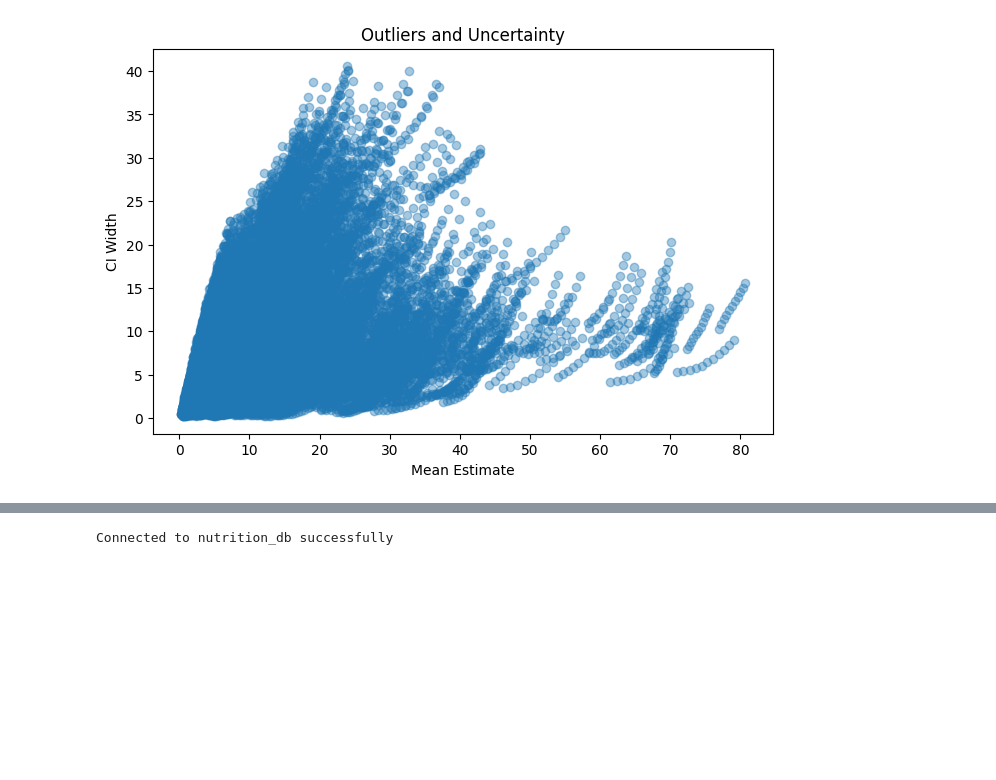
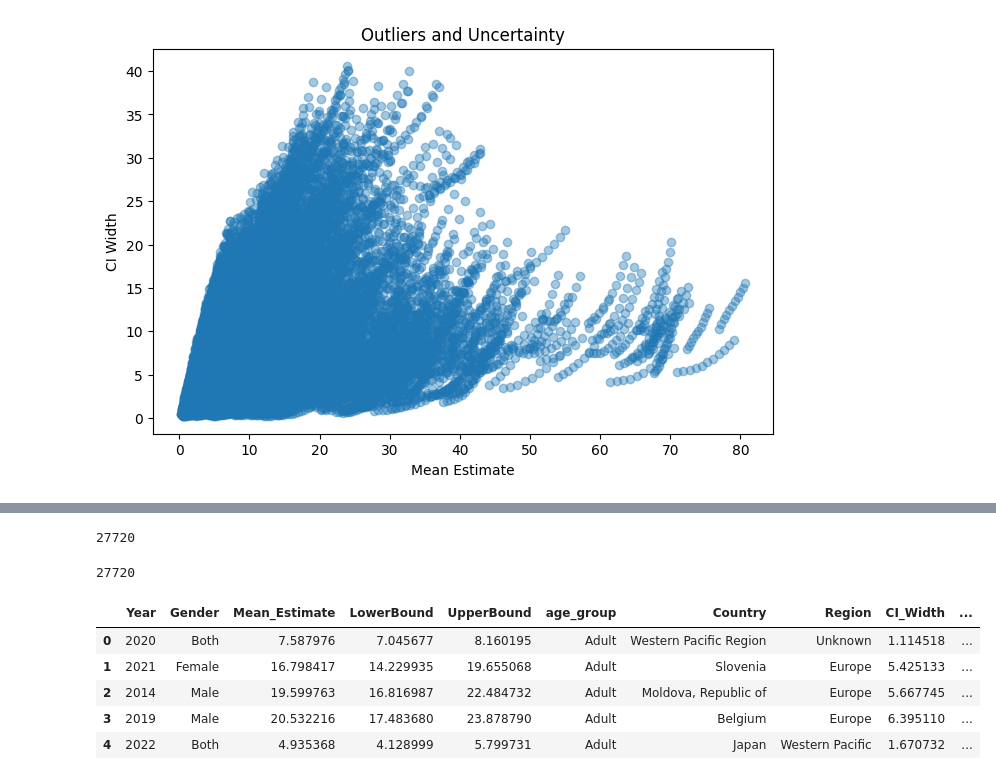
Before and after one commit to rajkumar2698/Nutrition_Paradox, a Jupyter notebook: Nutrition__Paradox.ipynb, the cells around one changed output, grey strips where cells are left out. Cells and saved outputs as stored; diff of their text form; code cells hidden in the pictures; blank space fills up the shorter version.

```diff
--- a/Nutrition__Paradox.ipynb
+++ b/Nutrition__Paradox.ipynb
@@ -434,12 +364,18 @@ conn.close()
-# %%
-conn = mysql.connector.connect(
-    host="gateway01.ap-southeast-1.prod.aws.tidbcloud.com",
-    user="2PpJDCf8pRjqz7P.root",
-    password="xWoSRxokaC3mm9Uv",
-    database="nutrition_db",
-    port=4000
-)
-
-print("Connected to nutrition_db successfully")
-# %% [output]
-Connected to nutrition_db successfully
+# %%
+
+DATABASE_URL = (
+    "mysql+pymysql://2PpJDCf8pRjqz7P.root:xWoSRxokaC3mm9Uv"
+    "@gateway01.ap-southeast-1.prod.aws.tidbcloud.com:4000/harvards_artifact_collections"
+    "?ssl_ca=/etc/ssl/certs/ca-certificates.crt"
+    "&ssl_verify_cert=true"
+    "&ssl_verify_identity=true"
+)
+
+from sqlalchemy import create_engine
+engine = create_engine(
+    DATABASE_URL,
+    pool_pre_ping=True,   # Test connections before use
+    echo=False    # Disable detailed SQL logging
+)
+
+conn = engine.connect()
@@ -445,0 +390,36 @@ Connected to nutrition_db successfully
+# %%
+df_obesity.to_sql(
+    name="obesity_data",
+    con=engine,
+    if_exists="replace",   # creates table automatically
+    index=False,
+    method="multi",        # faster batch insert
+    chunksize=1000
+)
+# %% [output]
+27720
+# %%
+df_malnutrition.to_sql(
+    name="malnutrition_data",
+    con=engine,
+    if_exists="replace",
+    index=False,
+    method="multi",
+    chunksize=1000
+)
+# %% [output]
+27720
+# %%
+# Read tables from SQL
+df_obesity_sql = pd.read_sql("SELECT * FROM obesity_data", engine)
+df_malnutrition_sql = pd.read_sql("SELECT * FROM malnutrition_data", engine)
+
+# Verify
+df_obesity_sql.head()
+# %% [output]
+|  | Year | Gender | Mean_Estimate | LowerBound | UpperBound | age_group | Country | Region | CI_Width | ... |
+| 0 | 2020 | Both | 7.587976 | 7.045677 | 8.160195 | Adult | Western Pacific Region | Unknown | 1.114518 | ... |
+| 1 | 2021 | Female | 16.798417 | 14.229935 | 19.655068 | Adult | Slovenia | Europe | 5.425133 | ... |
+| 2 | 2014 | Male | 19.599763 | 16.816987 | 22.484732 | Adult | Moldova, Republic of | Europe | 5.667745 | ... |
+| 3 | 2019 | Male | 20.532216 | 17.483680 | 23.878790 | Adult | Belgium | Europe | 6.395110 | ... |
+| 4 | 2022 | Both | 4.935368 | 4.128999 | 5.799731 | Adult | Japan | Western Pacific | 1.670732 | ... |
```
Also changed, not shown: parts of 18 cells of this notebook.
